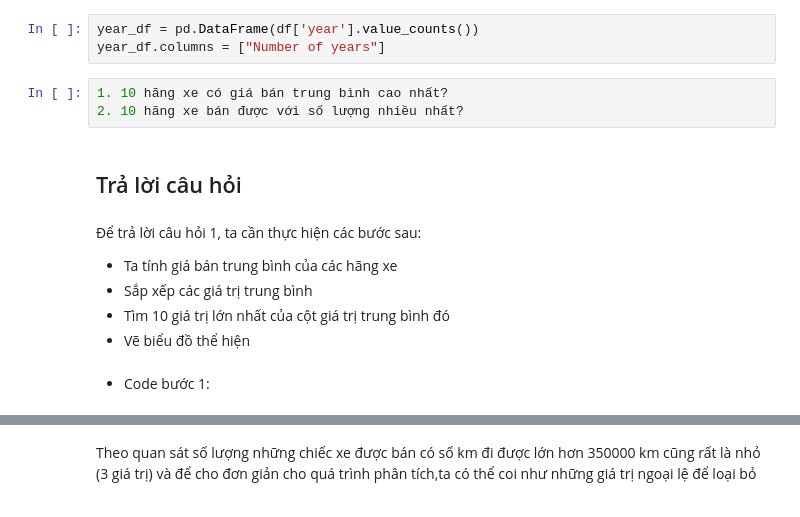
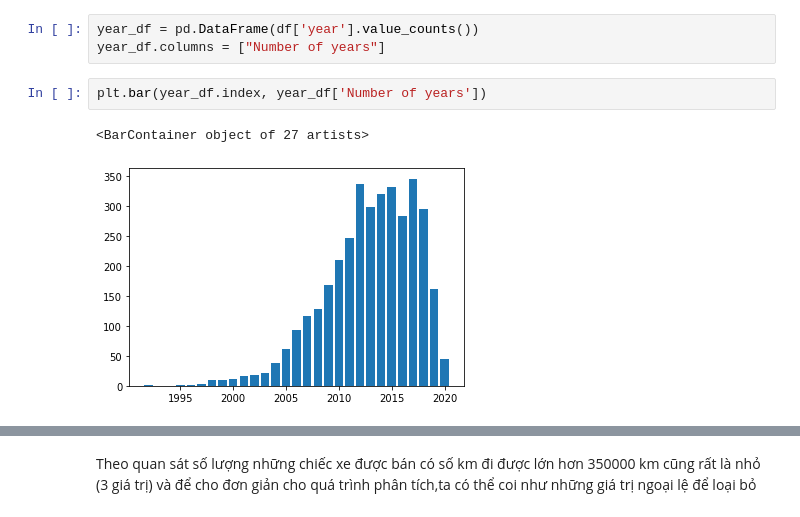
Before and after one commit to syhcmus/LTKHDL, a Jupyter notebook: 18120491_18120540.ipynb, the cells around one changed output, grey strips where cells are left out. Cells and saved outputs as stored; diff of their text form.

```diff
--- a/18120491_18120540.ipynb
+++ b/18120491_18120540.ipynb
@@ -154,15 +170,7 @@ Nhìn qua thì dữ liệu không có gì bất thường. Chúng ta sẽ thử
 year_df = pd.DataFrame(df['year'].value_counts())
 year_df.columns = ["Number of years"]
 # %%
-1. 10 hãng xe có giá bán trung bình cao nhất?
-2. 10 hãng xe bán được với số lượng nhiều nhất?
+plt.bar(year_df.index, year_df['Number of years'])
+# %% [output]
+<BarContainer object of 27 artists>
+[figure, added]
-# %% [markdown]
-## Trả lời câu hỏi
-# %% [markdown]
-Để trả lời câu hỏi 1, ta cần thực hiện các bước sau:
-- Ta tính giá bán trung bình của các hãng xe
-- Sắp xếp các giá trị trung bình
-- Tìm 10 giá trị lớn nhất của cột giá trị trung bình đó
-- Vẽ biểu đồ thể hiện
-# %% [markdown]
-- Code bước 1:
```
Also changed, not shown: parts of 55 cells of this notebook.
